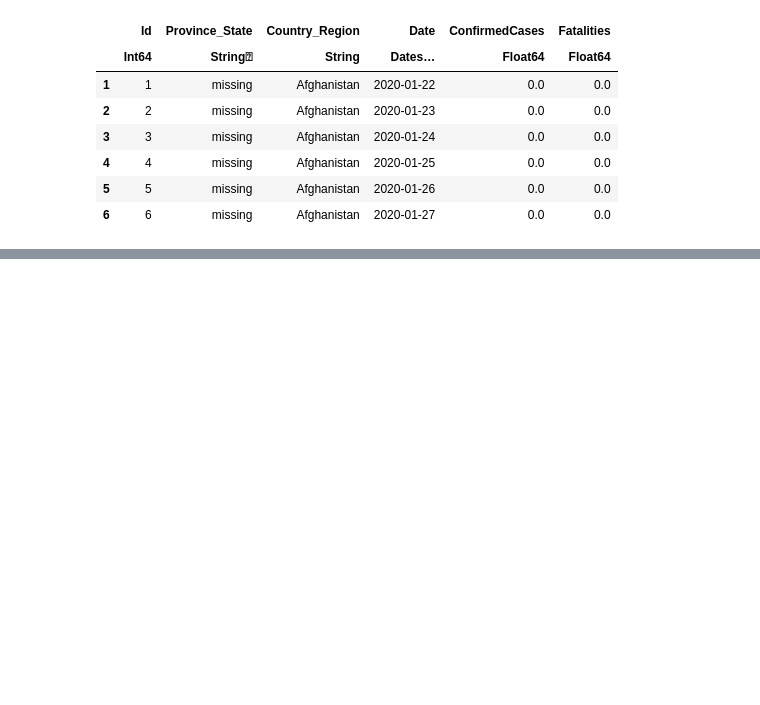
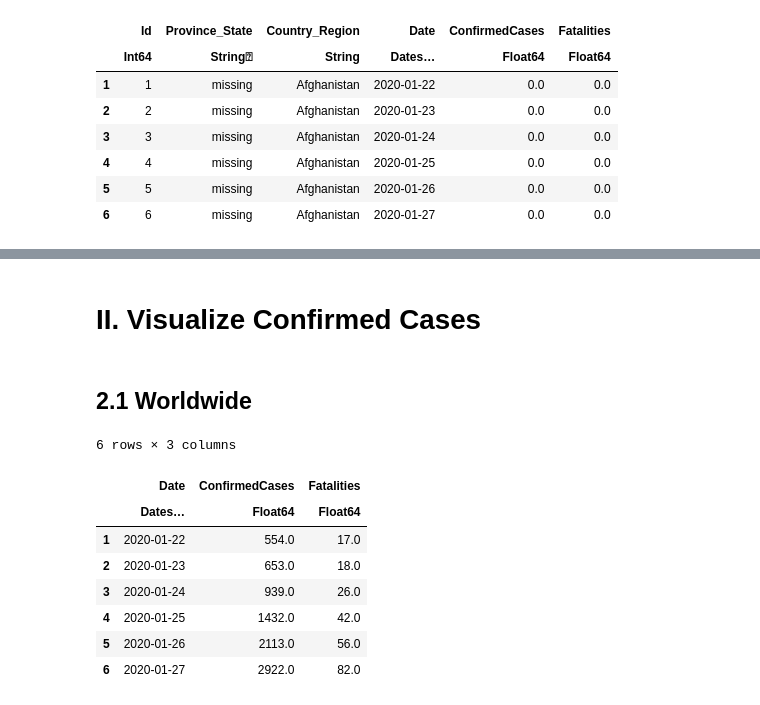
Before and after one commit to Shenghao1993/covid19-cases-forecast, a Jupyter notebook: 1.0-covid19-exploratory-data-analysis.ipynb, the cells around one changed output, grey strips where cells are left out. Cells and saved outputs as stored; diff of their text form; code cells hidden in the pictures; blank space fills up the shorter version.

```diff
--- a/1.0-covid19-exploratory-data-analysis.ipynb
+++ b/1.0-covid19-exploratory-data-analysis.ipynb
@@ -36,0 +41,20 @@ MethodError: MethodError: objects of type Module are not callable
+# %% [markdown]
+# II. Visualize Confirmed Cases
+# %% [markdown]
+## 2.1 Worldwide
+# %%
+world_df = by(train_df, :Date, :ConfirmedCases => sum, :Fatalities => sum)
+colnames = ["Date", "ConfirmedCases", "Fatalities"]
+rename!(world_df, Symbol.(colnames))
+
+first(world_df, 6)
+# %% [output]
+6 rows × 3 columns
+|  | Date | ConfirmedCases | Fatalities |
+|  | Dates… | Float64 | Float64 |
+| 1 | 2020-01-22 | 554.0 | 17.0 |
+| 2 | 2020-01-23 | 653.0 | 18.0 |
+| 3 | 2020-01-24 | 939.0 | 26.0 |
+| 4 | 2020-01-25 | 1432.0 | 42.0 |
+| 5 | 2020-01-26 | 2113.0 | 56.0 |
+| 6 | 2020-01-27 | 2922.0 | 82.0 |
```
Also changed, not shown: parts of 10 cells of this notebook.
